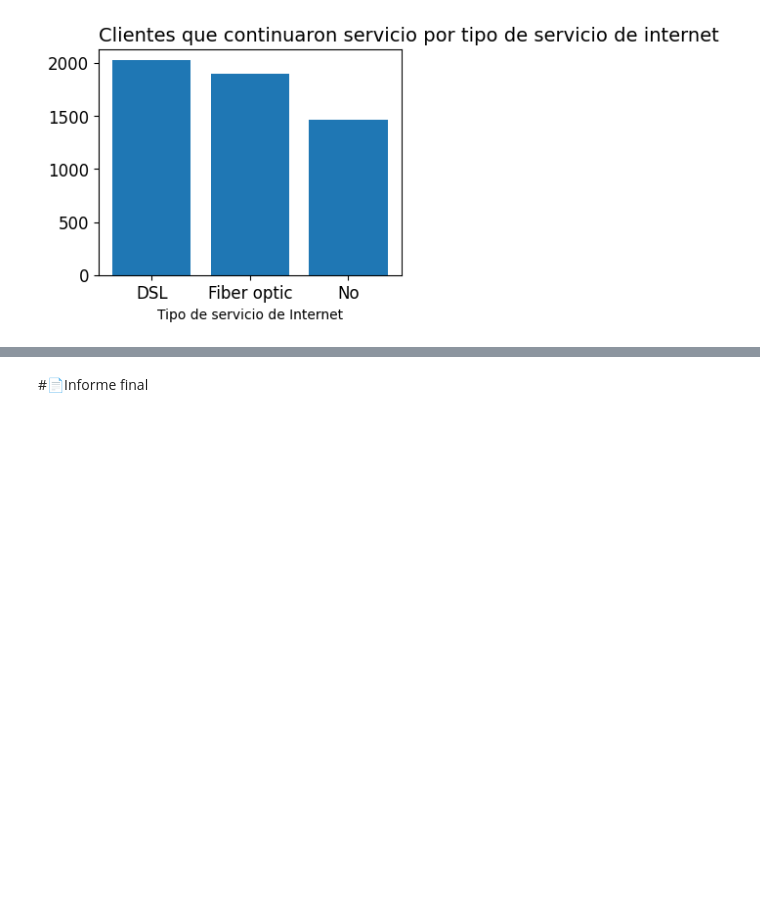
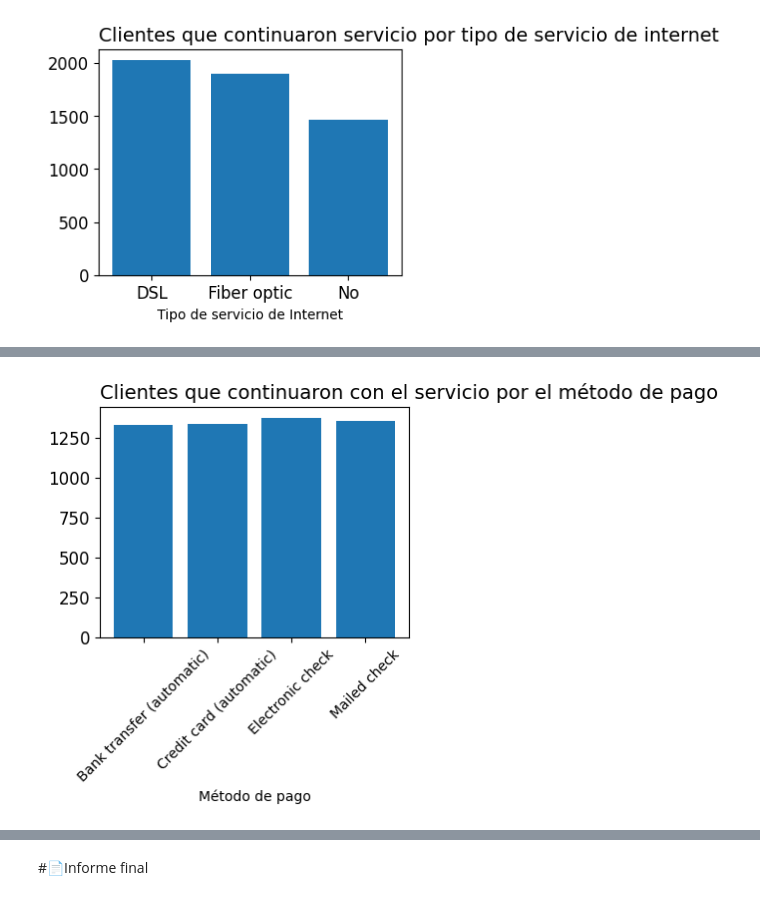
Before and after one commit to mafenavas/challenge_telecom_X, a Jupyter notebook: challenge.ipynb, the cells around one changed output, grey strips where cells are left out. Saved outputs shown, nothing was run; the diff lists cells and outputs as text; code cells hidden in the pictures; blank space fills up the shorter version.

```diff
--- a/challenge.ipynb
+++ b/challenge.ipynb
@@ -378,0 +418,13 @@ plt.show()
+# %%
+fig, ax = plt.subplots(figsize=(4,3))
+
+ax.bar(churn_PaymentMethod_False.index, churn_PaymentMethod_False['Churn'])
+ax.set_title('Clientes que continuaron con el servicio por el método de pago', loc='left', fontsize=14)
+ax.set_xlabel('Método de pago')
+ax.set_ylabel('', fontsize=14)
+ax.xaxis.set_tick_params(labelsize=10, rotation =45)
+ax.yaxis.set_tick_params(labelsize=12)
+
+plt.show()
+# %% [output]
+[figure, added]
```
Also changed, not shown: parts of 13 cells of this notebook.
